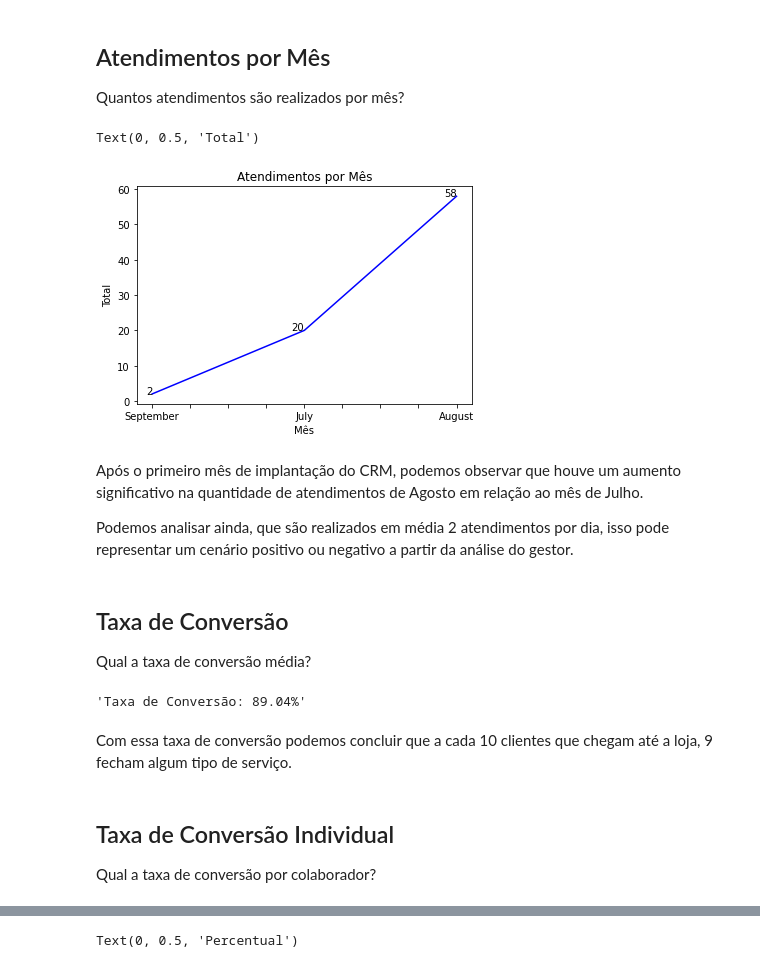
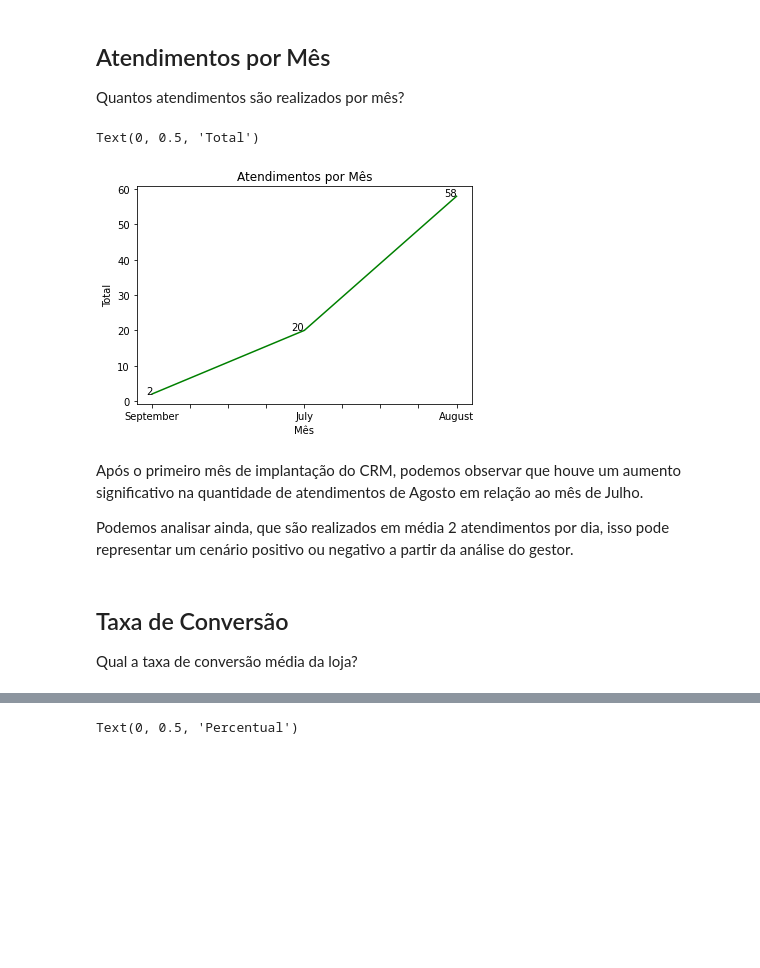
Before and after one commit to hgosouza1/Data-Science, a Jupyter notebook: Projeto Pessoal/Estética Automotiva/relatorio_geral_negocio.ipynb, the cells around one changed output, grey strips where cells are left out. Saved outputs shown, nothing was run; the diff lists cells and outputs as text; code cells hidden in the pictures; blank space fills up the shorter version.

```diff
--- a/Projeto Pessoal/Estética Automotiva/relatorio_geral_negocio.ipynb
+++ b/Projeto Pessoal/Estética Automotiva/relatorio_geral_negocio.ipynb
@@ -134,27 +134,27 @@ dtype: int64
 Quantos atendimentos são realizados por mês?
 # %%
 #Contando os atendimentos por mês
-atendimento = dados.groupby(dados['dtatendimento'].dt.strftime('%B'))['ID'].count().sort_values()
+atendimento = dados.groupby((dados['dtatendimento']).dt.strftime('%B'))['ID'].count().sort_values()
 
 #Função para adicionar os rótulos de valor
 def labelatendimento(x,y):
     for i in range(len(x)):
         plt.text(i, y[i], y[i], ha = 'right')
 
 x = atendimento
 y = atendimento
 
 #Gerando o gráfico e alterando as cores
-grafico = atendimento.plot(color=['blue', 'green'])
+grafico = atendimento.plot(color=['green'])
 
 #Títulos e nome dos eixos
 labelatendimento(x, y)
 plt.title('Atendimentos por Mês')
 plt.xlabel('Mês')
 plt.ylabel('Total')
 # %% [output]
 Text(0, 0.5, 'Total')
-[figure, old version]
+[figure, new version]
 # %% [markdown]
 Após o primeiro mês de implantação do CRM, podemos observar que houve um aumento significativo na quantidade de atendimentos de Agosto em relação ao mês de Julho.
 
@@ -162,18 +162,4 @@ Podemos analisar ainda, que são realizados em média 2 atendimentos por dia, is
 # %% [markdown]
 ## Taxa de Conversão
 
-Qual a taxa de conversão média?
+Qual a taxa de conversão média da loja?
-# %%
-#Calculando a taxa de conversão
-taxa = ((dados.situacao == "FECHADO").sum()/dados.ID.count())
-
-#Formatando e imprimindo o resultado
-f'Taxa de Conversão: {taxa:.2%}'
-# %% [output]
-'Taxa de Conversão: 89.04%'
-# %% [markdown]
-Com essa taxa de conversão podemos concluir que a cada 10 clientes que chegam até a loja, 9 fecham algum tipo de serviço.
-# %% [markdown]
-## Taxa de Conversão Individual
-
-Qual a taxa de conversão por colaborador?
```
Also changed, not shown: parts of 4 cells of this notebook.
